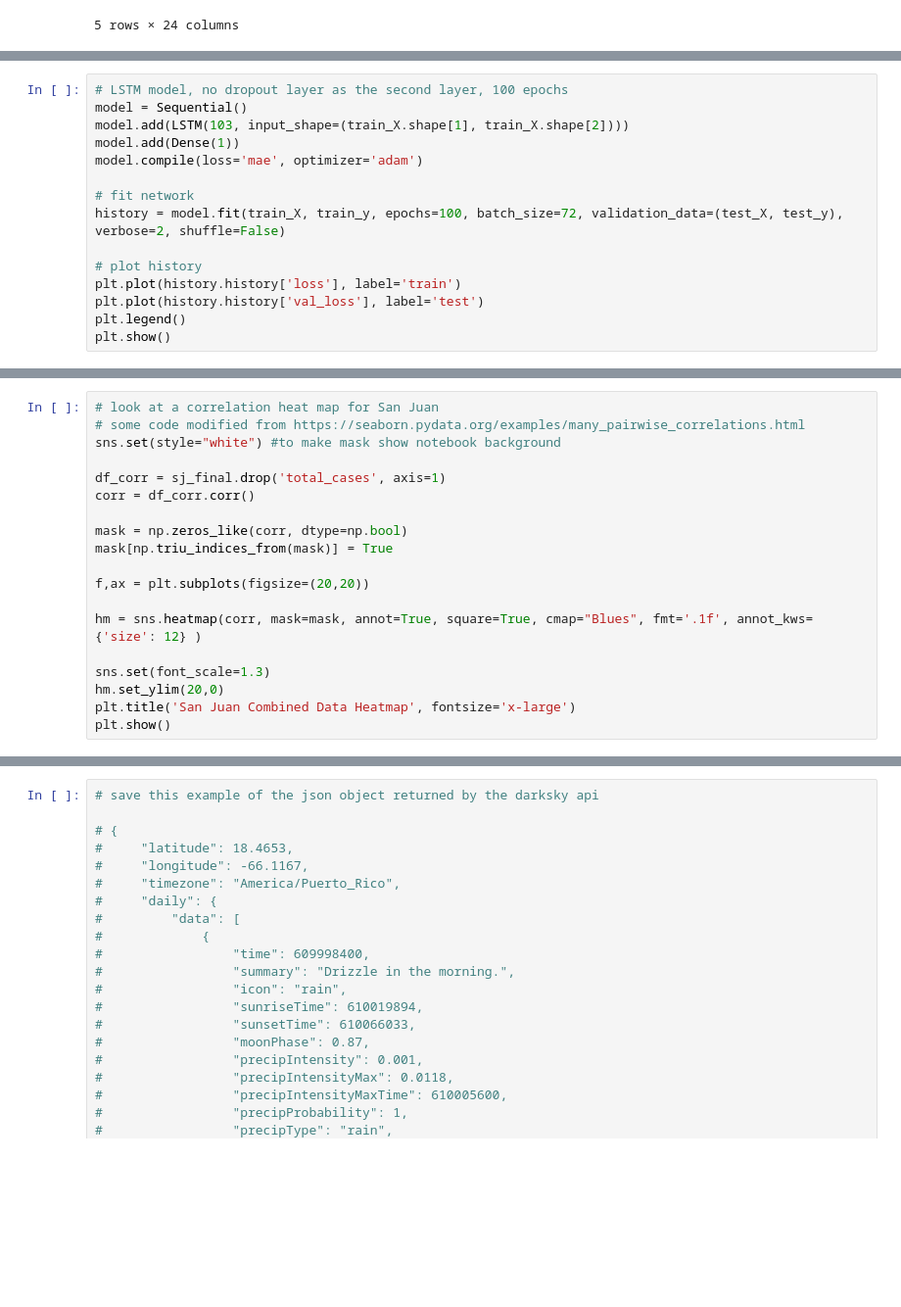
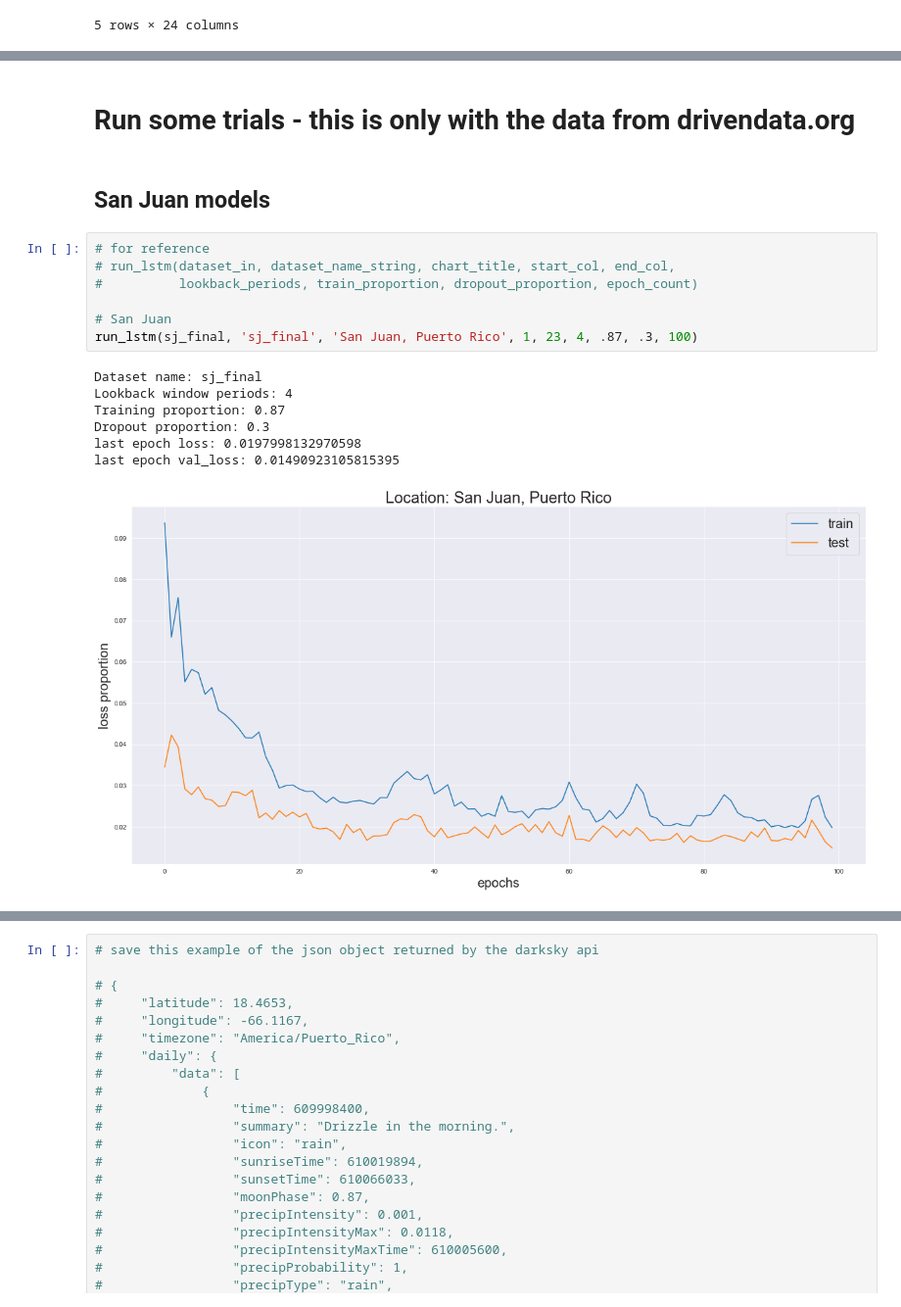
Before and after one commit to iEvidently/dsc-5-capstone-project-online-ds-pt-100118, a Jupyter notebook: dd_dengue_fever.ipynb, the cells around one changed output, grey strips where cells are left out. Shown at 98% size. Cells and saved outputs as stored; diff of their text form; blank space fills up the shorter version.

Commit message:
drivendata section complete

```diff
--- a/dd_dengue_fever.ipynb
+++ b/dd_dengue_fever.ipynb
@@ -1014,15 +770,0 @@ Epoch 100/100
-# %%
-# LSTM model, no dropout layer as the second layer, 100 epochs
-model = Sequential()
-model.add(LSTM(103, input_shape=(train_X.shape[1], train_X.shape[2])))
-model.add(Dense(1))
-model.compile(loss='mae', optimizer='adam')
-
-# fit network
-history = model.fit(train_X, train_y, epochs=100, batch_size=72, validation_data=(test_X, test_y), verbose=2, shuffle=False)
-
-# plot history
-plt.plot(history.history['loss'], label='train')
-plt.plot(history.history['val_loss'], label='test')
-plt.legend()
-plt.show()
@@ -1780,19 +770,0 @@ Epoch 250/250
-# %%
-# look at a correlation heat map for San Juan
-# some code modified from https://seaborn.pydata.org/examples/many_pairwise_correlations.html
-sns.set(style="white") #to make mask show notebook background
-
-df_corr = sj_final.drop('total_cases', axis=1)
-corr = df_corr.corr()
-
-mask = np.zeros_like(corr, dtype=np.bool)
-mask[np.triu_indices_from(mask)] = True
-
-f,ax = plt.subplots(figsize=(20,20))
-
-hm = sns.heatmap(corr, mask=mask, annot=True, square=True, cmap="Blues", fmt='.1f', annot_kws={'size': 12} )
-
-sns.set(font_scale=1.3)
-hm.set_ylim(20,0)
-plt.title('San Juan Combined Data Heatmap', fontsize='x-large')
-plt.show()
@@ -2096,0 +943,19 @@ last epoch val_loss: 0.01961000492786341
+# %% [markdown]
+# Run some trials - this is only with the data from drivendata.org
+# %% [markdown]
+## San Juan models
+# %%
+# for reference
+# run_lstm(dataset_in, dataset_name_string, chart_title, start_col, end_col,
+#          lookback_periods, train_proportion, dropout_proportion, epoch_count)
+
+# San Juan
+run_lstm(sj_final, 'sj_final', 'San Juan, Puerto Rico', 1, 23, 4, .87, .3, 100)
+# %% [output]
+Dataset name: sj_final
+Lookback window periods: 4
+Training proportion: 0.87
+Dropout proportion: 0.3
+last epoch loss: 0.0197998132970598
+last epoch val_loss: 0.01490923105815395
+[figure, added]
```
Also changed, not shown: parts of 131 cells of this notebook.
